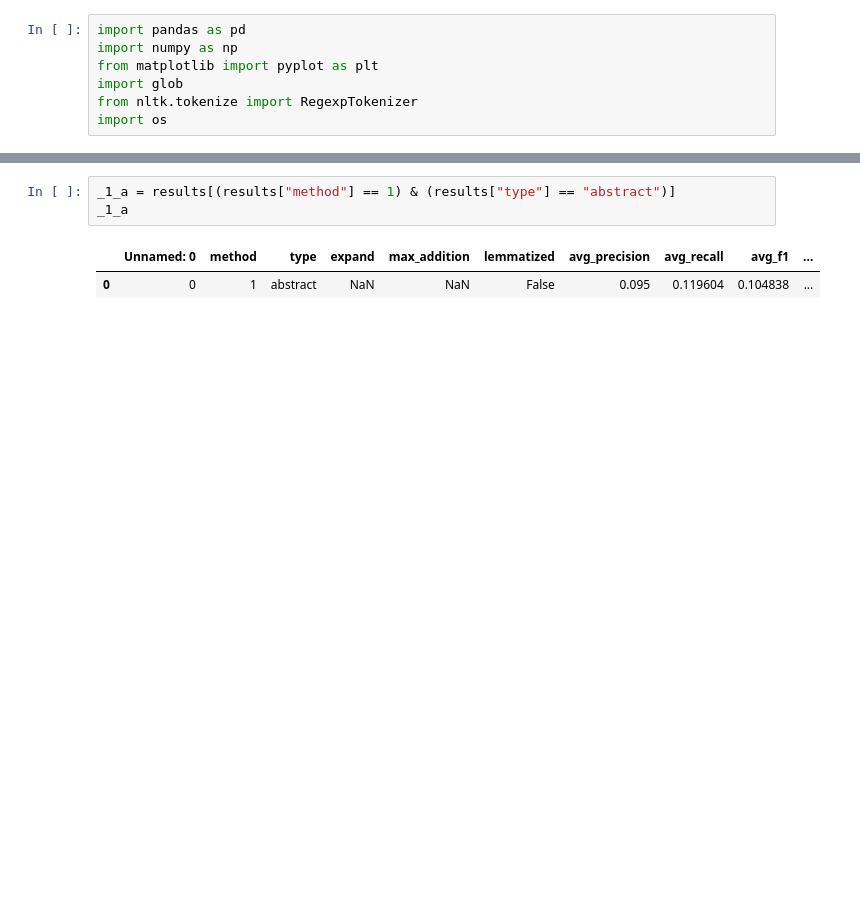
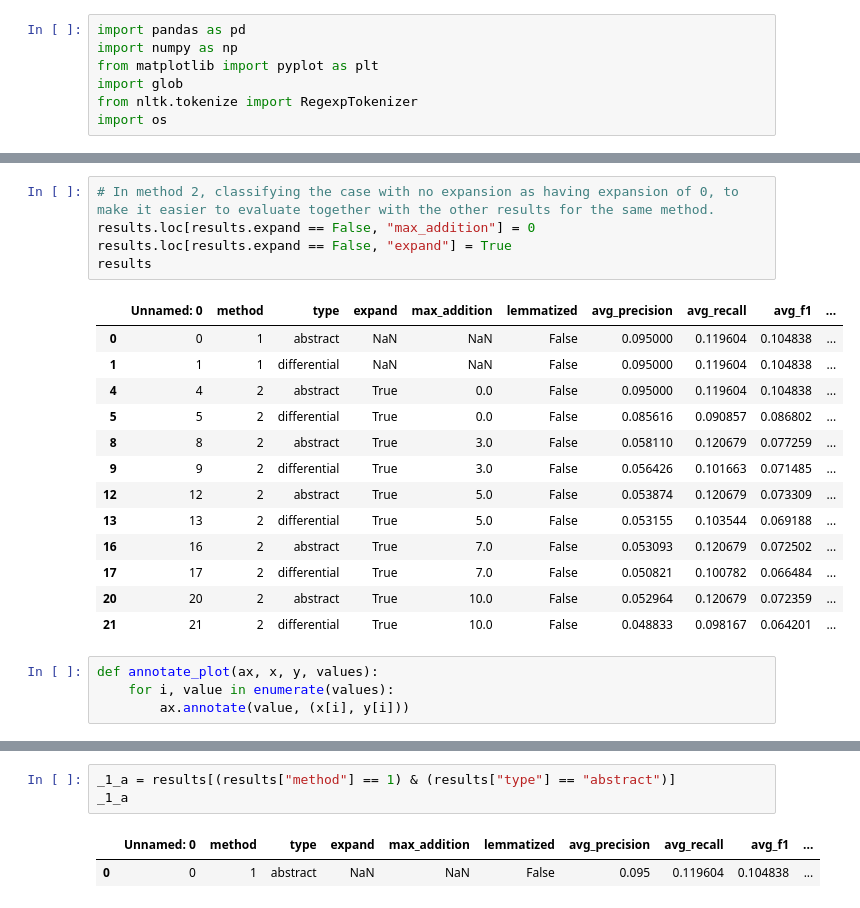
Before and after one commit to GuilhermeCaeiro/gtaglib, a Jupyter notebook: plots.ipynb, the cells around one changed output, grey strips where cells are left out. Saved outputs shown, nothing was run; the diff lists cells and outputs as text; blank space fills up the shorter version.

```diff
--- a/plots.ipynb
+++ b/plots.ipynb
@@ -27,3 +28,26 @@ results
+# %%
+# In method 2, classifying the case with no expansion as having expansion of 0, to make it easier to evaluate together with the other results for the same method.
+results.loc[results.expand == False, "max_addition"] = 0
+results.loc[results.expand == False, "expand"] = True
+results
+# %% [output]
+|  | Unnamed: 0 | method | type | expand | max_addition | lemmatized | avg_precision | avg_recall | avg_f1 | ... |
+| 0 | 0 | 1 | abstract | NaN | NaN | False | 0.095000 | 0.119604 | 0.104838 | ... |
+| 1 | 1 | 1 | differential | NaN | NaN | False | 0.095000 | 0.119604 | 0.104838 | ... |
+| 4 | 4 | 2 | abstract | True | 0.0 | False | 0.095000 | 0.119604 | 0.104838 | ... |
+| 5 | 5 | 2 | differential | True | 0.0 | False | 0.085616 | 0.090857 | 0.086802 | ... |
+| 8 | 8 | 2 | abstract | True | 3.0 | False | 0.058110 | 0.120679 | 0.077259 | ... |
+| 9 | 9 | 2 | differential | True | 3.0 | False | 0.056426 | 0.101663 | 0.071485 | ... |
+| 12 | 12 | 2 | abstract | True | 5.0 | False | 0.053874 | 0.120679 | 0.073309 | ... |
+| 13 | 13 | 2 | differential | True | 5.0 | False | 0.053155 | 0.103544 | 0.069188 | ... |
+| 16 | 16 | 2 | abstract | True | 7.0 | False | 0.053093 | 0.120679 | 0.072502 | ... |
+| 17 | 17 | 2 | differential | True | 7.0 | False | 0.050821 | 0.100782 | 0.066484 | ... |
+| 20 | 20 | 2 | abstract | True | 10.0 | False | 0.052964 | 0.120679 | 0.072359 | ... |
+| 21 | 21 | 2 | differential | True | 10.0 | False | 0.048833 | 0.098167 | 0.064201 | ... |
+# %%
+def annotate_plot(ax, x, y, values):
+    for i, value in enumerate(values):
+        ax.annotate(value, (x[i], y[i]))
 # %%
 _2_a_e = results[(results["method"] == 2) & (results["type"] == "abstract") & (results["expand"] == True)]
 _2_a_e
```
Also changed, not shown: parts of 6 cells of this notebook, 2 other files.
